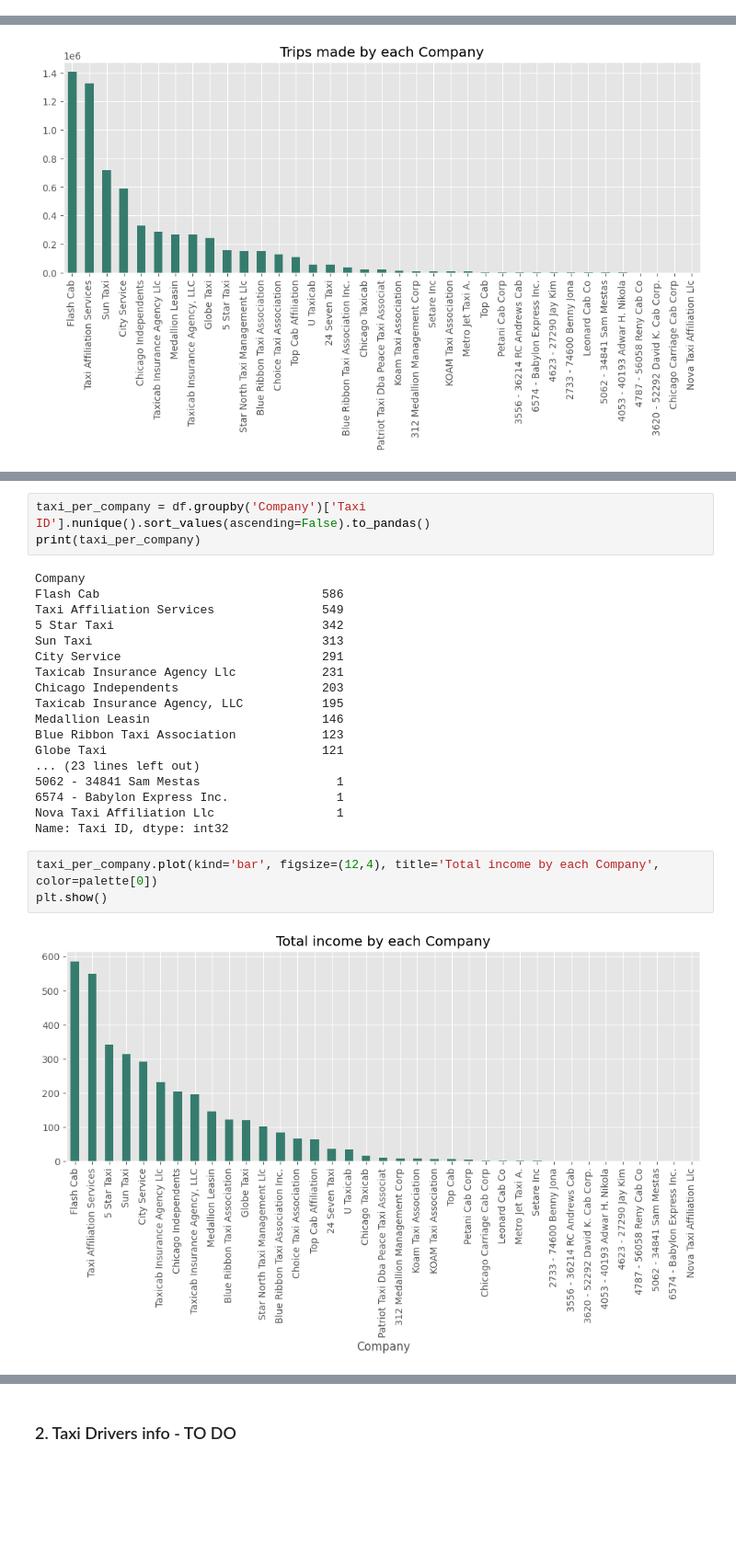
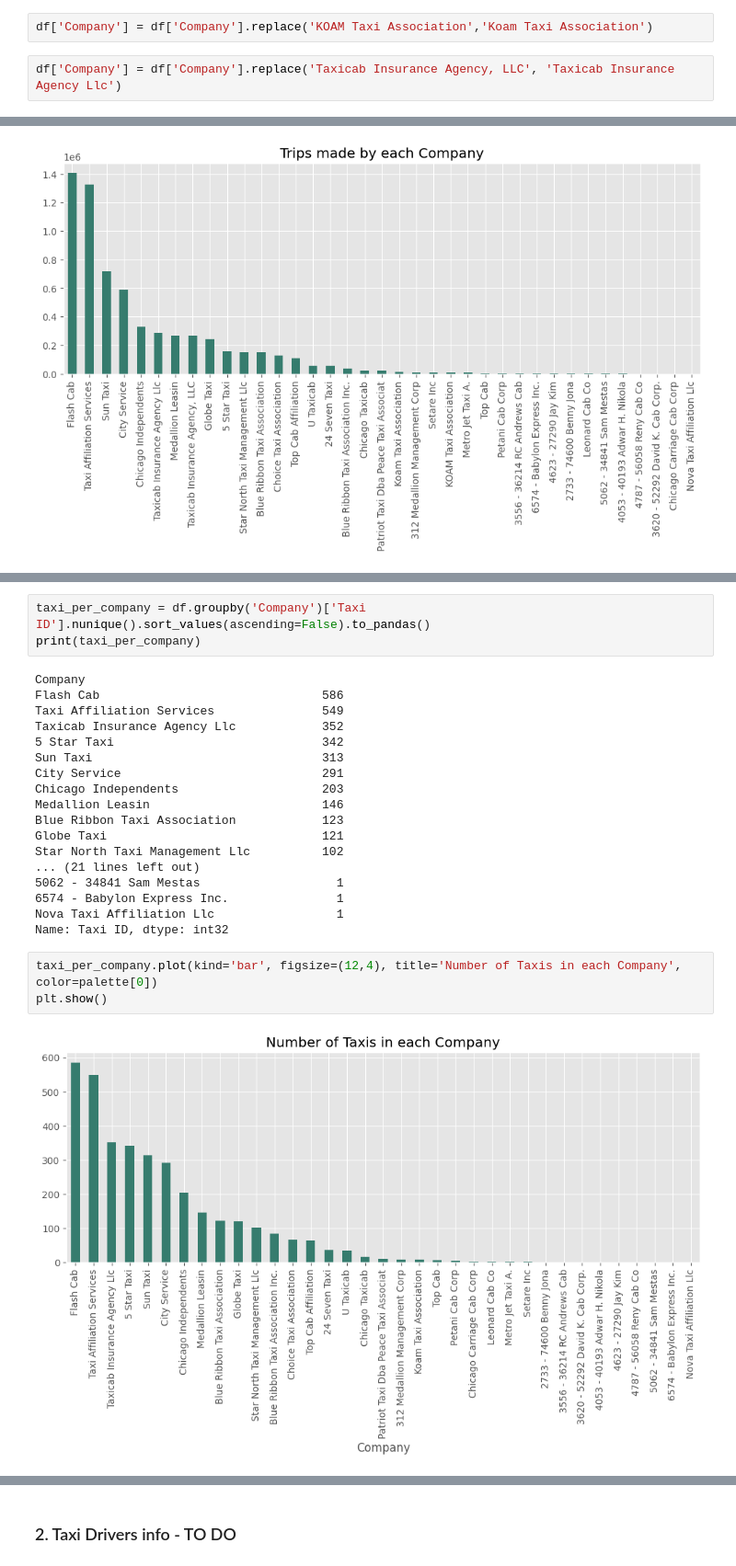
Before and after one commit to DataAnalystPL/Data_analysis, a Jupyter notebook: Chicago_Taxi_2022.ipynb, the cells around one changed output, grey strips where cells are left out. Shown at 92% size. Cells and saved outputs as stored; diff of their text form; blank space fills up the shorter version.

```diff
--- a/Chicago_Taxi_2022.ipynb
+++ b/Chicago_Taxi_2022.ipynb
@@ -205,0 +209,4 @@ taxi_companies = df['Company'].unique().to_pandas()
+# %%
+df['Company'] = df['Company'].replace('KOAM Taxi Association','Koam Taxi Association')
+# %%
+df['Company'] = df['Company'].replace('Taxicab Insurance Agency, LLC', 'Taxicab Insurance Agency Llc')
@@ -421,22 +430,22 @@ print(taxi_per_company)
 Company
 Flash Cab                               586
 Taxi Affiliation Services               549
+Taxicab Insurance Agency Llc            352
 5 Star Taxi                             342
 Sun Taxi                                313
 City Service                            291
-Taxicab Insurance Agency Llc            231
 Chicago Independents                    203
-Taxicab Insurance Agency, LLC           195
 Medallion Leasin                        146
 Blue Ribbon Taxi Association            123
 Globe Taxi                              121
-... (23 lines left out)
+Star North Taxi Management Llc          102
+... (21 lines left out)
 5062 - 34841 Sam Mestas                   1
 6574 - Babylon Express Inc.               1
 Nova Taxi Affiliation Llc                 1
 Name: Taxi ID, dtype: int32
 # %%
-taxi_per_company.plot(kind='bar', figsize=(12,4), title='Total income by each Company', color=palette[0])
+taxi_per_company.plot(kind='bar', figsize=(12,4), title='Number of Taxis in each Company', color=palette[0])
 plt.show()
 # %% [output]
-[figure, old version]
+[figure, new version]
```
Also changed, not shown: parts of 24 cells of this notebook.
